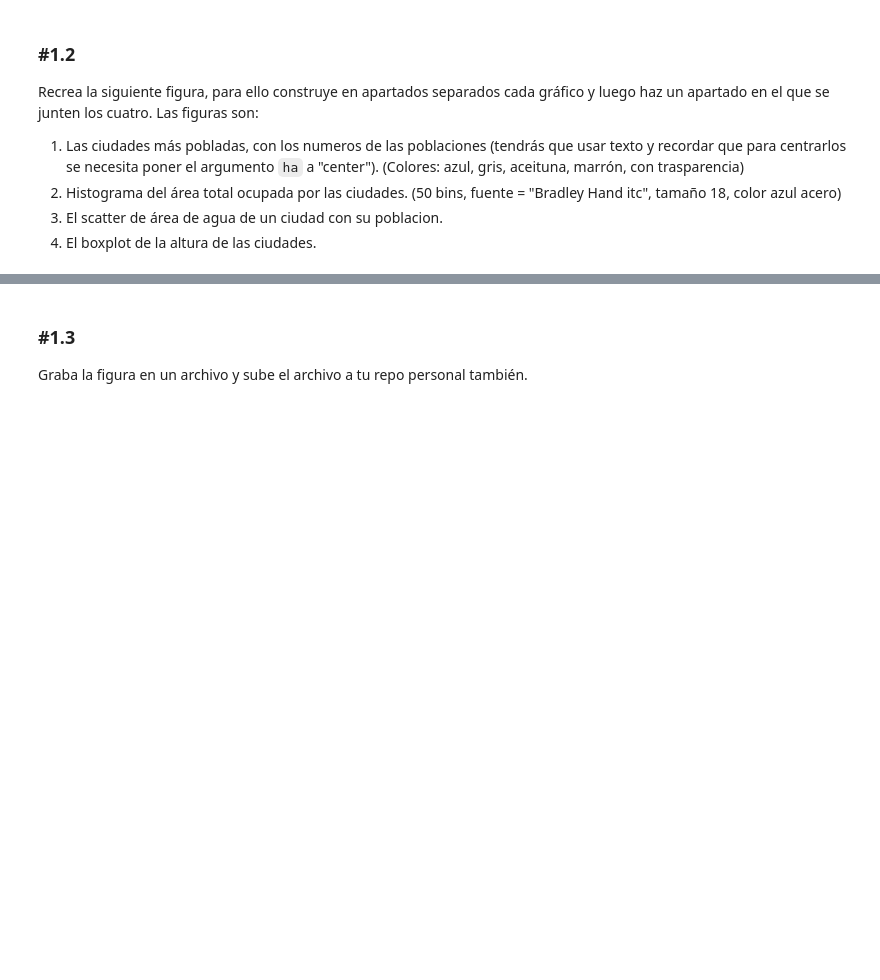
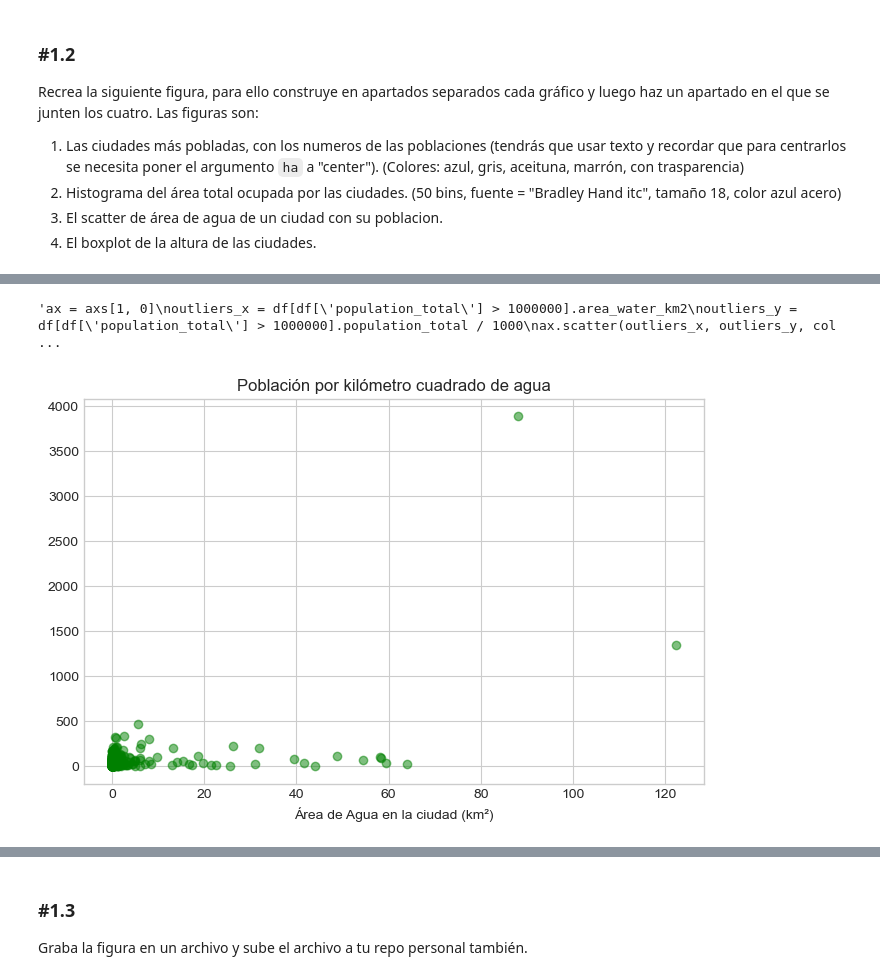
Before and after one commit to v1ckyseque1ra/DS_Online_Octubre24, a Jupyter notebook: Ejercicios Challenge/sprint 8/18_Practica_Obligatoria_Visualizacion_Basica.ipynb, the cells around one changed output, grey strips where cells are left out. Drawn from its saved outputs; the diff is of its cells as text; code cells hidden in the pictures; blank space fills up the shorter version.

```diff
--- a/Ejercicios Challenge/sprint 8/18_Practica_Obligatoria_Visualizacion_Basica.ipynb
+++ b/Ejercicios Challenge/sprint 8/18_Practica_Obligatoria_Visualizacion_Basica.ipynb
@@ -179,41 +196,35 @@ plt.grid(False)
 # %%
-# 3 Scatterplot
-# identifico los outliers
-outliers_x = df[df['population_total'] > 1000000].area_water_km2  # Ejemplo: población mayor a 1M
+# 3. Scatterplot (posición (1, 0))
+df["area_water_km2"]
+plt.figure(figsize = (8,5))
+plt.scatter(df["area_water_km2"],
+            df["population_total"]/1000,
+            alpha=0.5,
+            color='g'
+           )
+plt.xlabel('Área de Agua en la ciudad (km²)')
+plt.title('Población por kilómetro cuadrado de agua', size=12)
+
+outlier_1_y = df.population_total.nlargest(2).iloc[0]
+outlier_1_y = df.population_total.nlargest(2).iloc[1]
+
+'''ax = axs[1, 0]
+outliers_x = df[df['population_total'] > 1000000].area_water_km2
 outliers_y = df[df['population_total'] > 1000000].population_total / 1000
-
-fig, ax = plt.subplots()
-ax.scatter(x, y,
-           color='g',
-           alpha=0.5)
-
-# Personalizar flecha
-flecha = {
-    "arrowstyle": "->",
-    "connectionstyle": "angle3"
-}
-
+ax.scatter(outliers_x, outliers_y, color='g', alpha=0.5)
+flecha = {"arrowstyle": "->", "connectionstyle": "angle3"}
 for i, (ox, oy) in enumerate(zip(outliers_x, outliers_y)):
-    plt.annotate(f"Outlier",
-                 xy=(ox, oy),
-                 xytext=(ox + 50, oy + 200),  # Ajustar posición del texto
-                 arrowprops=flecha)
-
-# Configurar límites de los ejes
-plt.xlim(-5,139)
-plt.ylim(-200,4200)
-
-# Etiquetas y título
-plt.xlabel('Área de Agua en la ciudad(km²)')
-plt.ylabel('Población (miles de habitantes)')
-plt.title('Poblacion por kilometro cuadrado de agua', size = 12)
-
-# Para el eje Y
-plt.yticks(range(int(min(y)), int(max(y)) + 500, 500))  # Rango de valores del eje Y en intervalos de 500
-
-#Elimino la grilla
-plt.grid(False)
-plt.show()
+    ax.annotate(f"Outlier", xy=(ox, oy), xytext=(ox + 50, oy + 200), arrowprops=flecha)
+ax.set_xlim(-5, 139)
+ax.set_ylim(-200, 4200)
+ax.set_xlabel('Área de Agua en la ciudad (km²)')
+ax.set_ylabel('Población (miles de habitantes)')
+ax.set_title('Población por kilómetro cuadrado de agua', size=12)
+ax.grid(False)
+ax.scatter()'''
+# %% [output]
+'ax = axs[1, 0]\noutliers_x = df[df[\'population_total\'] > 1000000].area_water_km2\noutliers_y = df[df[\'population_total\'] > 1000000].population_total / 1000\nax.scatter(outliers_x, outliers_y, col ...
+[figure, added]
 # %%
 #4 Boxplot
 altitud = df.elevation_m
```
Also changed, not shown: parts of 7 cells of this notebook, 3 other files.
